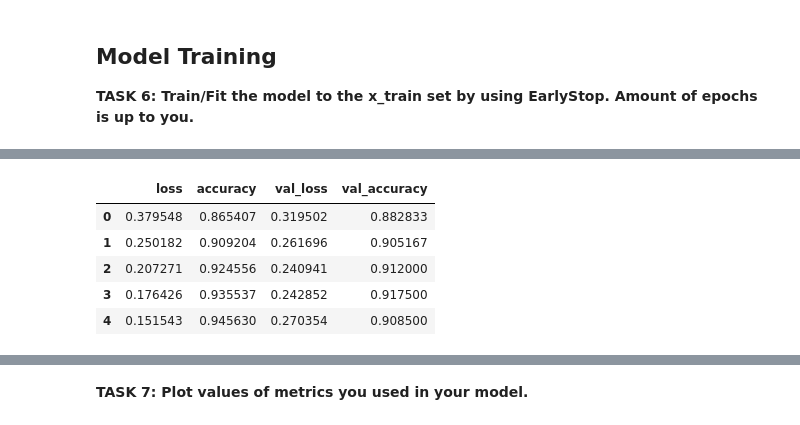
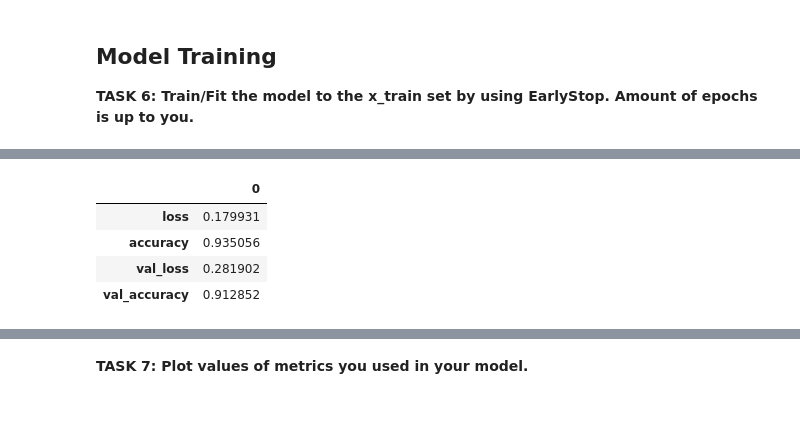
Before and after one commit to Rawanawh/Image-Classification-with-CNN, a Jupyter notebook: DL-Assignment-2 (Image Classification with CNN)-Student (1).ipynb, the cells around one changed output, grey strips where cells are left out. Cells and saved outputs as stored; diff of their text form; code cells hidden in the pictures.

```diff
--- a/DL-Assignment-2 (Image Classification with CNN)-Student (1).ipynb
+++ b/DL-Assignment-2 (Image Classification with CNN)-Student (1).ipynb
@@ -282,13 +274,16 @@ Epoch 8: early stopping
-# %%
-summary_model = pd.DataFrame(model.history.history)
-summary_model.head()
-# %% [output]
-|  | loss | accuracy | val_loss | val_accuracy |
-| 0 | 0.379548 | 0.865407 | 0.319502 | 0.882833 |
-| 1 | 0.250182 | 0.909204 | 0.261696 | 0.905167 |
-| 2 | 0.207271 | 0.924556 | 0.240941 | 0.912000 |
-| 3 | 0.176426 | 0.935537 | 0.242852 | 0.917500 |
-| 4 | 0.151543 | 0.945630 | 0.270354 | 0.908500 |
+# %%
+summary_model = pd.DataFrame(model.history.history)
+summary_model= summary_model.mean().values
+
+summary_model= pd.DataFrame(summary_model)
+summary_model= summary_model.rename(index={0: 'loss', 1: 'accuracy', 2: 'val_loss', 3:'val_accuracy'})
+summary_model
+# %% [output]
+|  | 0 |
+| loss | 0.179931 |
+| accuracy | 0.935056 |
+| val_loss | 0.281902 |
+| val_accuracy | 0.912852 |
 # %%
 loss, accuracy  = model.evaluate(X_test_s, y_test_c, verbose=0)
 loss_model= print("loss: ", loss)
```
Also changed, not shown: parts of 52 cells of this notebook.
